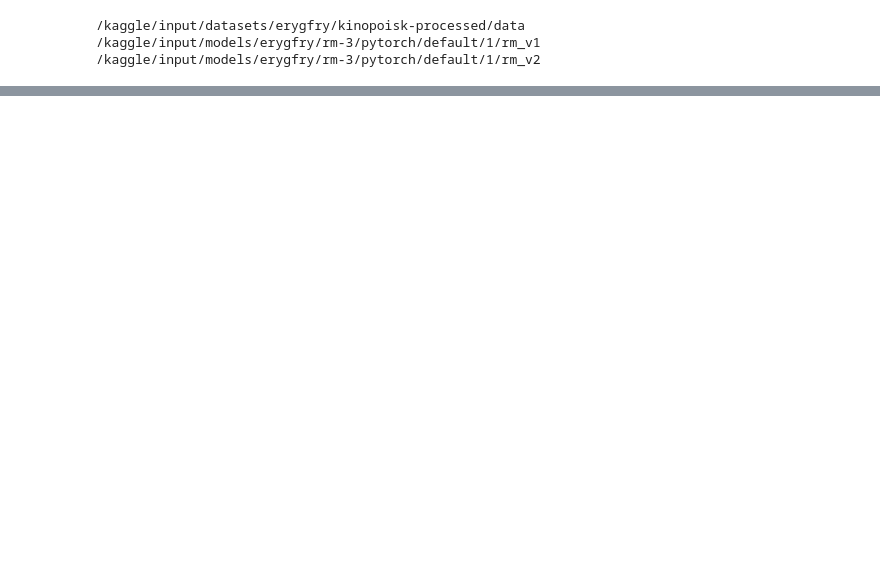
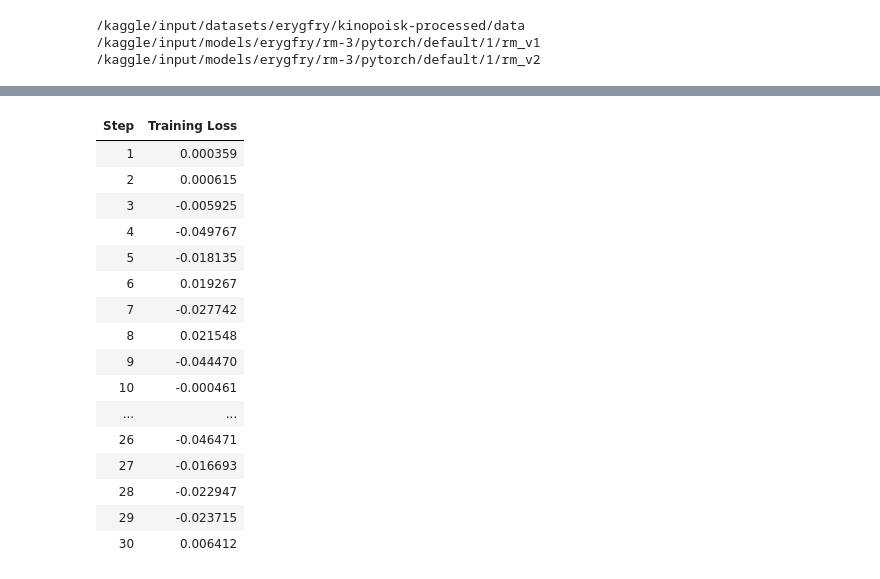
Before and after one commit to Erygfry/RLHF-vs-DPO, a Jupyter notebook: test.ipynb, the cells around one changed output, grey strips where cells are left out. Saved outputs shown, nothing was run; the diff lists cells and outputs as text; code cells hidden in the pictures; blank space fills up the shorter version.

```diff
--- a/test.ipynb
+++ b/test.ipynb
@@ -1348,0 +1408,16 @@ Name: hit, dtype: float64
+# %%
+for beta in (0.3, 1.0):
+    name = f"dpo_beta{beta}"
+    trainer = run_dpo(beta=beta, out_dir=name)
+    pol = trainer.model.eval()
+    gd = pd.DataFrame(generate_ids(pol, pe["prompt"].tolist(), n=2))
+    gd = pd.concat([gd, pe.loc[pe.index.repeat(2), ["target", "src_label"]].reset_index(drop=True)], axis=1)
+    gd["completion"] = [tok.decode(g, skip_special_tokens=True) for g in gd["comp_ids"]]
+    gd["review"] = [review_text(p, c) for p, c in zip(gd["prompt"], gd["completion"])]
+    s, g = evaluate(f"DPO β={beta}", pol, gd)
+    results = pd.concat([results, s.to_frame().T])
+    g.to_parquet(f"/kaggle/working/eval_{name}.parquet")
+    del trainer, pol; gc.collect(); torch.cuda.empty_cache()
+
+results["kl_per_tok"] = (results["kl"] / results["len_tok"]).round(3)
+print(results.T)
@@ -1348,0 +1504,55 @@ Name: hit, dtype: float64
+# %%
+from trl import GRPOTrainer, GRPOConfig
+
+@torch.no_grad()
+def sentiment_reward(prompts, completions, target, **kwargs):
+    texts = [p.split("Отзыв:", 1)[-1].strip() + c for p, c in zip(prompts, completions)]
+    m = cls_margin(rm1, rm_tok, texts)
+    sign = np.where(np.asarray(target) == 1, 1.0, -1.0)
+    return (sign * m).tolist()
+
+print(sentiment_reward(["Тональность: положительная\nОтзыв: Фильм", "Тональность: отрицательная\nОтзыв: Фильм"],
+                       [" просто великолепный, смотрела с восторгом.", " просто великолепный, смотрела с восторгом."],
+                       target=[1, 0]))
+
+pt_all = pd.read_json(f"{DATA}/prompts_train.jsonl", lines=True)
+grpo_ds = Dataset.from_pandas(pt_all[["prompt", "target"]]).shuffle(seed=0)
+
+def run_grpo(beta, out_dir, max_steps):
+    tok.padding_side = "left"
+    model = load_sft()
+    lora = LoraConfig(r=16, lora_alpha=32, lora_dropout=0.05,
+                      target_modules="all-linear", task_type="CAUSAL_LM")
+    cfg = GRPOConfig(
+        output_dir=f"/kaggle/working/{out_dir}",
+        beta=beta,
+        learning_rate=3e-5,
+        lr_scheduler_type="constant_with_warmup",
+        warmup_steps=10,
+        per_device_train_batch_size=16,
+        gradient_accumulation_steps=4,
+        num_generations=8,
+        max_completion_length=144,
+        temperature=1.0,
+        max_steps=max_steps,
+        gradient_checkpointing=True,
+        fp16=True,
+        logging_steps=1,
+        save_strategy="steps", save_steps=50,
+        report_to="none",
+        seed=42,
+    )
+    cfg._n_gpu = 1
+    trainer = GRPOTrainer(model=model, reward_funcs=[sentiment_reward], args=cfg,
+                          train_dataset=grpo_ds, processing_class=tok, peft_config=lora)
+    print("GPU у тренера:", trainer.args.n_gpu, "| устройство:", next(trainer.model.parameters()).device)
+    trainer.train()
+    return trainer
+
+trainer = run_grpo(beta=0.04, out_dir="grpo_debug", max_steps=30)
+
+log = pd.DataFrame([r for r in trainer.state.log_history if "reward" in r])
+print("колонки лога:", list(log.columns))
+keep = [c for c in log.columns if any(k in c for k in ("step", "reward", "kl", "length", "entropy"))]
+print(log[keep].round(3).to_string())
+# %% [output]
@@ -1348,0 +1562,17 @@ Name: hit, dtype: float64
+| Step | Training Loss |
+| 1 | 0.000359 |
+| 2 | 0.000615 |
+| 3 | -0.005925 |
+| 4 | -0.049767 |
+| 5 | -0.018135 |
+| 6 | 0.019267 |
+| 7 | -0.027742 |
+| 8 | 0.021548 |
+| 9 | -0.044470 |
+| 10 | -0.000461 |
+| ... | ... |
+| 26 | -0.046471 |
+| 27 | -0.016693 |
+| 28 | -0.022947 |
+| 29 | -0.023715 |
+| 30 | 0.006412 |
```
Also changed, not shown: parts of 60 cells of this notebook, 1 other file.
